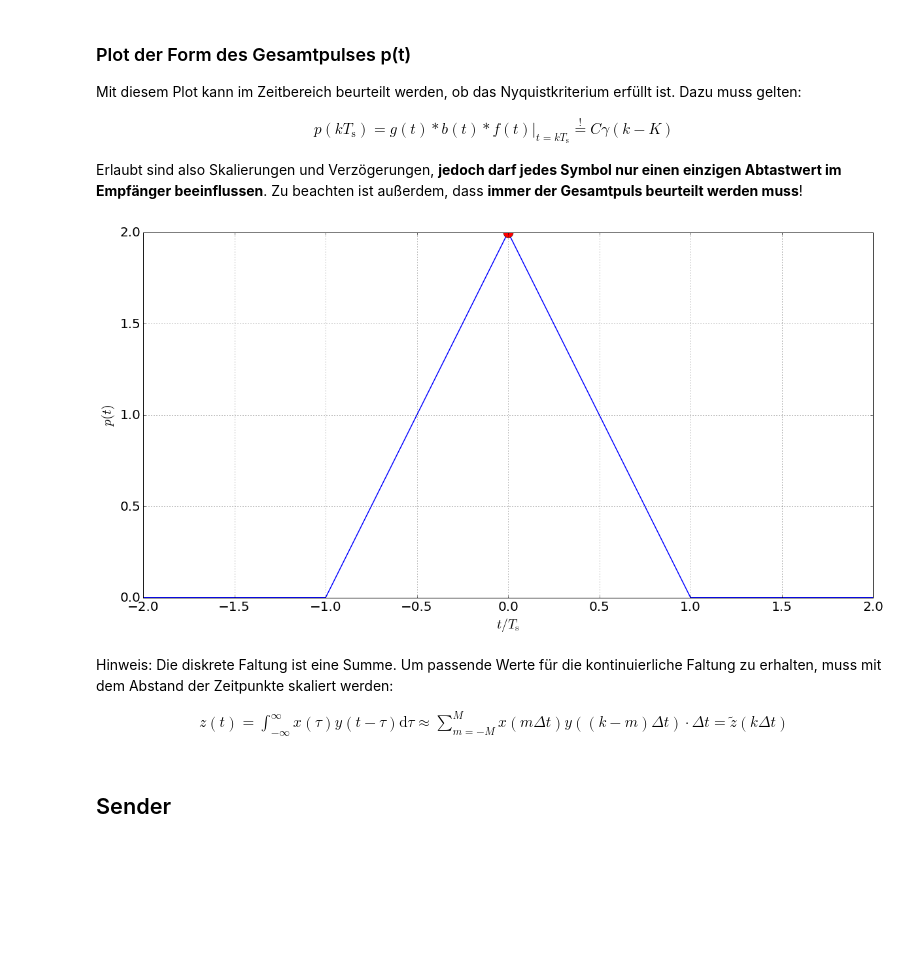
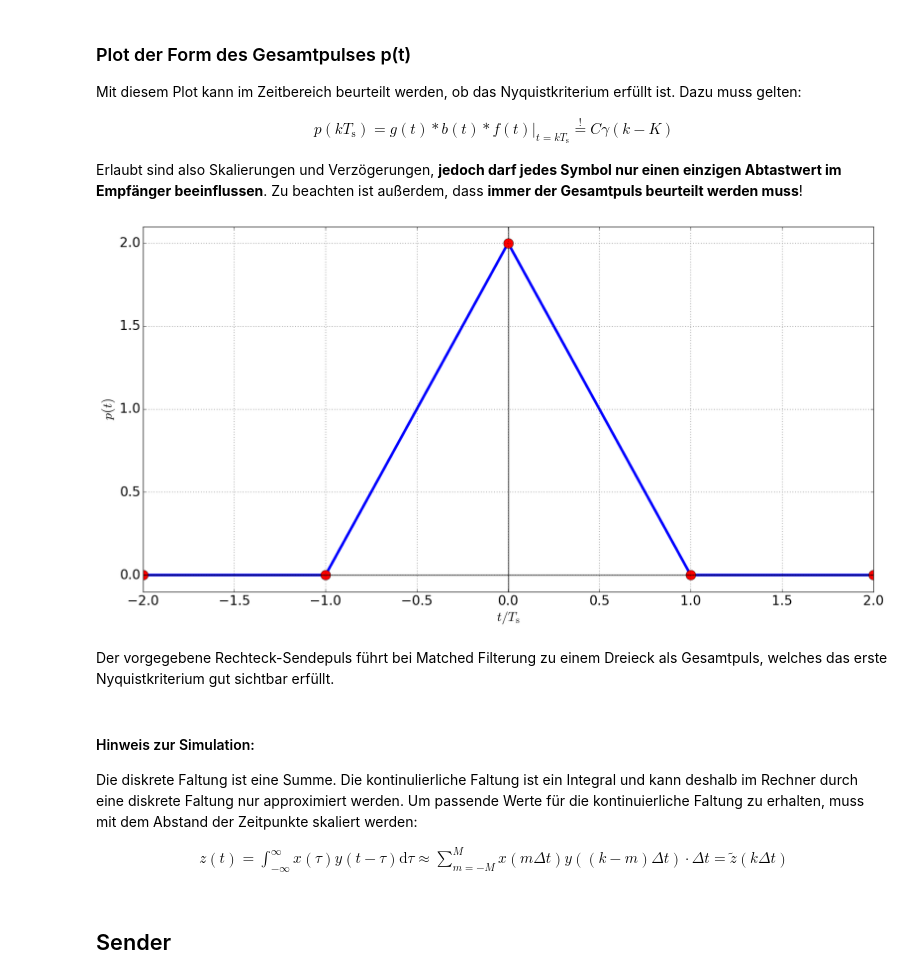
Before and after one commit to fgnt/nachrichtentechnik, a Jupyter notebook: notebooks/Uebungen/PAM_BPSK.ipynb, the cells around one changed output. Cells and saved outputs as stored; diff of their text form; code cells hidden in the pictures; blank space fills up the shorter version.

```diff
--- a/notebooks/Uebungen/PAM_BPSK.ipynb
+++ b/notebooks/Uebungen/PAM_BPSK.ipynb
@@ -55,17 +84,23 @@ Erlaubt sind also Skalierungen und Verzögerungen, **jedoch darf jedes Symbol nu
 # %%
 # im Zeitbereich und fuer Kanal mit Dirac-Impulsantwort
 complete_pulse = np.convolve(send_filter, receive_filter, 'same')*delta_t
-plt.plot(t/Ts, complete_pulse)
-plt.plot(t[::samples_per_symbol],
+plt.axvline(c='k', lw=2, alpha=0.5)
+plt.plot(t/Ts, complete_pulse, lw=4)
+plt.plot(t[::samples_per_symbol]/Ts,
          complete_pulse[::samples_per_symbol], 'ro', markersize=15)
+plt.axhline(c='k', lw=2, alpha=0.5)
 plt.xlabel(r'$t/T_\mathrm{s}$')
 plt.ylabel(r'$p(t)$')
 plt.xlim((-2, 2))
+plt.ylim((-0.1, 2.1))
 plt.grid()
 # %% [output]
-[figure, old version]
+[figure, new version]
+# %% [markdown]
+Der vorgegebene Rechteck-Sendepuls führt bei Matched Filterung zu einem Dreieck als Gesamtpuls, welches das erste Nyquistkriterium gut sichtbar erfüllt.
 # %% [markdown]
-Hinweis: Die diskrete Faltung ist eine Summe. Um passende Werte für die kontinuierliche Faltung zu erhalten, muss mit dem Abstand der Zeitpunkte skaliert werden:
+#### Hinweis zur Simulation:
+Die diskrete Faltung ist eine Summe. Die kontinulierliche Faltung ist ein Integral und kann deshalb im Rechner durch eine diskrete Faltung nur approximiert werden. Um passende Werte für die kontinuierliche Faltung zu erhalten, muss mit dem Abstand der Zeitpunkte skaliert werden:
 
 \begin{align}
     z(t) = \int_{-\infty}^{\infty} x(\tau) y(t - \tau) \mathrm{d}\tau \approx  \sum_{m=-M}^{M} x(m \Delta t) y( (k- m) \Delta t) \cdot \Delta t = \tilde{z}(k \Delta t)
```
Also changed, not shown: parts of 30 cells of this notebook.
